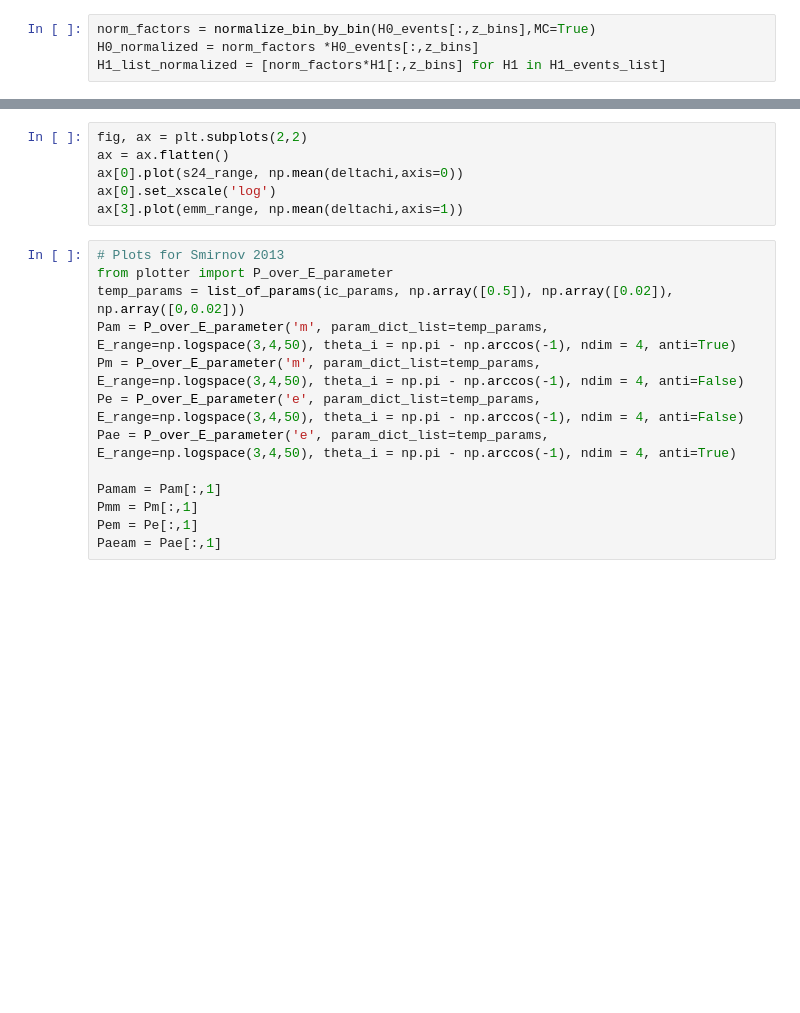
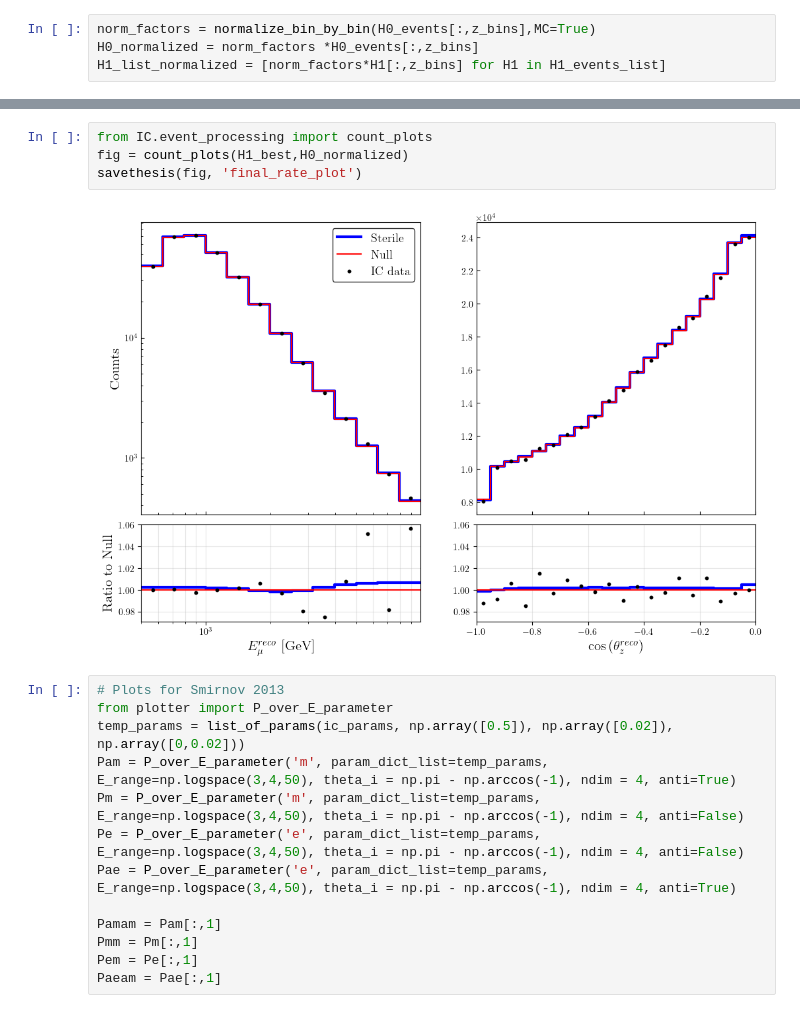
Before and after one commit to Sjoeborg/thesis, a Jupyter notebook: notebooks/event_processing.ipynb, the cells around one changed output, grey strips where cells are left out. Cells and saved outputs as stored; diff of their text form; blank space fills up the shorter version.

```diff
--- a/notebooks/event_processing.ipynb
+++ b/notebooks/event_processing.ipynb
@@ -327,9 +213,9 @@ Text(0.05, 0.65, '$\\pi_N = 0.25$\n$\\pi_\\theta = 0.15$\n$\\Delta \\gamma = 0.3
-# %%
-fig, ax = plt.subplots(2,2)
-ax = ax.flatten()
-ax[0].plot(s24_range, np.mean(deltachi,axis=0))
-ax[0].set_xscale('log')
-ax[3].plot(emm_range, np.mean(deltachi,axis=1))
+# %%
+from IC.event_processing import count_plots
+fig = count_plots(H1_best,H0_normalized)
+savethesis(fig, 'final_rate_plot')
+# %% [output]
+[figure, added]
 # %%
 # Plots for Smirnov 2013
 from plotter import P_over_E_parameter
```
Also changed, not shown: parts of 15 cells of this notebook, 22 other files.
